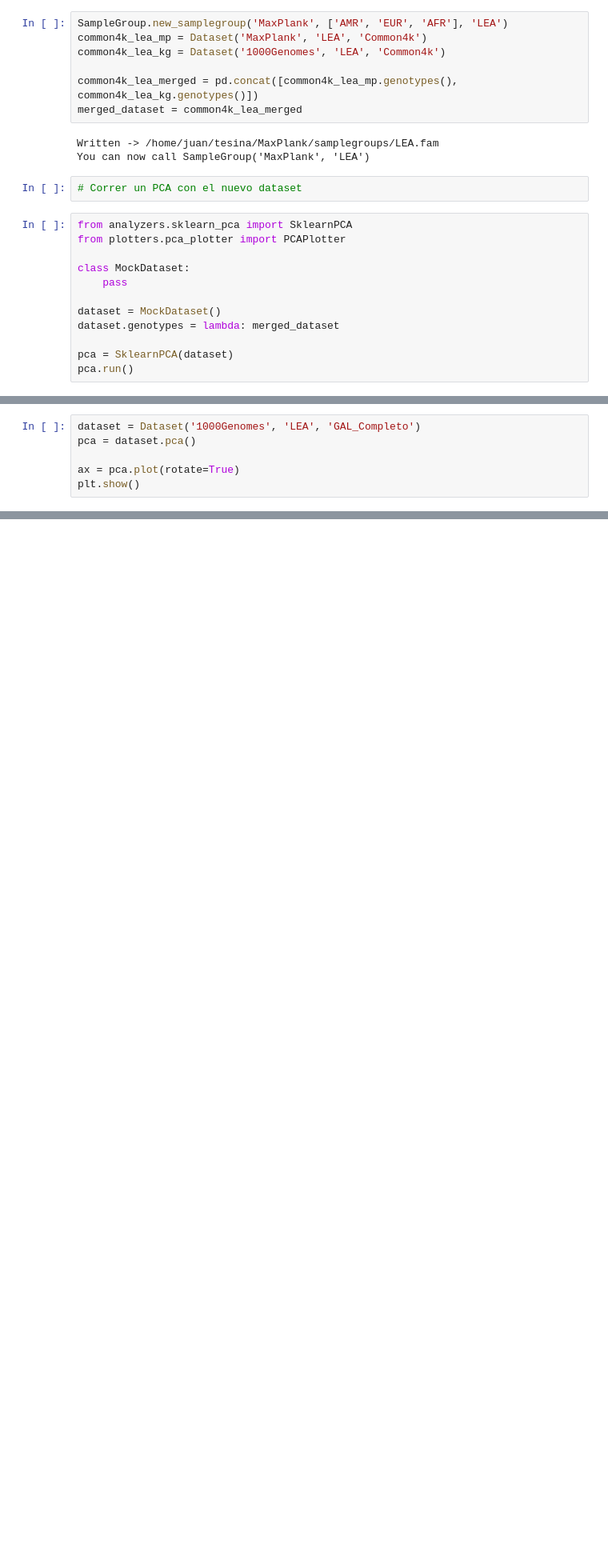
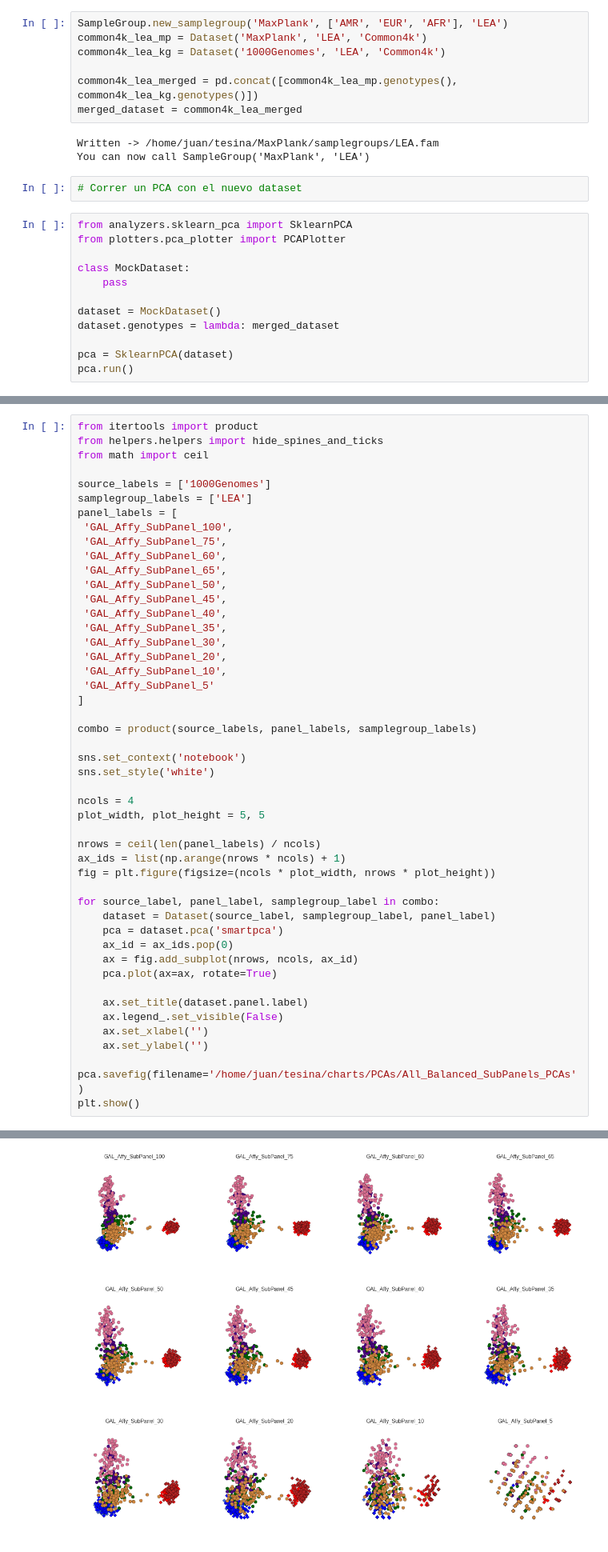
Before and after one commit to jmberros/ancestrator, a Jupyter notebook: PCA.ipynb, the cells around one changed output, grey strips where cells are left out. Shown at 80% size. Cells and saved outputs as stored; diff of their text form; blank space fills up the shorter version.

```diff
--- a/PCA.ipynb
+++ b/PCA.ipynb
@@ -219,6 +214,0 @@ plt.show()
-# %%
-dataset = Dataset('1000Genomes', 'LEA', 'GAL_Completo')
-pca = dataset.pca()
-
-ax = pca.plot(rotate=True)
-plt.show()
@@ -226,0 +217,49 @@ plt.show()
+# %%
+from itertools import product
+from helpers.helpers import hide_spines_and_ticks
+from math import ceil
+
+source_labels = ['1000Genomes']
+samplegroup_labels = ['LEA']
+panel_labels = [
+ 'GAL_Affy_SubPanel_100',
+ 'GAL_Affy_SubPanel_75',
+ 'GAL_Affy_SubPanel_60',
+ 'GAL_Affy_SubPanel_65',
+ 'GAL_Affy_SubPanel_50',
+ 'GAL_Affy_SubPanel_45',
+ 'GAL_Affy_SubPanel_40',
+ 'GAL_Affy_SubPanel_35',
+ 'GAL_Affy_SubPanel_30',
+ 'GAL_Affy_SubPanel_20',
+ 'GAL_Affy_SubPanel_10',
+ 'GAL_Affy_SubPanel_5'
+]
+
+combo = product(source_labels, panel_labels, samplegroup_labels)
+
+sns.set_context('notebook')
+sns.set_style('white')
+
+ncols = 4
+plot_width, plot_height = 5, 5
+
+nrows = ceil(len(panel_labels) / ncols)
+ax_ids = list(np.arange(nrows * ncols) + 1)
+fig = plt.figure(figsize=(ncols * plot_width, nrows * plot_height))
+
+for source_label, panel_label, samplegroup_label in combo:
+    dataset = Dataset(source_label, samplegroup_label, panel_label)
+    pca = dataset.pca('smartpca')
+    ax_id = ax_ids.pop(0)
+    ax = fig.add_subplot(nrows, ncols, ax_id)
+    pca.plot(ax=ax, rotate=True)
+
+    ax.set_title(dataset.panel.label)
+    ax.legend_.set_visible(False)
+    ax.set_xlabel('')
+    ax.set_ylabel('')
+
+pca.savefig(filename='/home/juan/tesina/charts/PCAs/All_Balanced_SubPanels_PCAs')
+plt.show()
+# %% [output]
@@ -226,0 +267 @@ plt.show()
+[figure, added]
```
Also changed, not shown: parts of 7 cells of this notebook, 4 other files.
